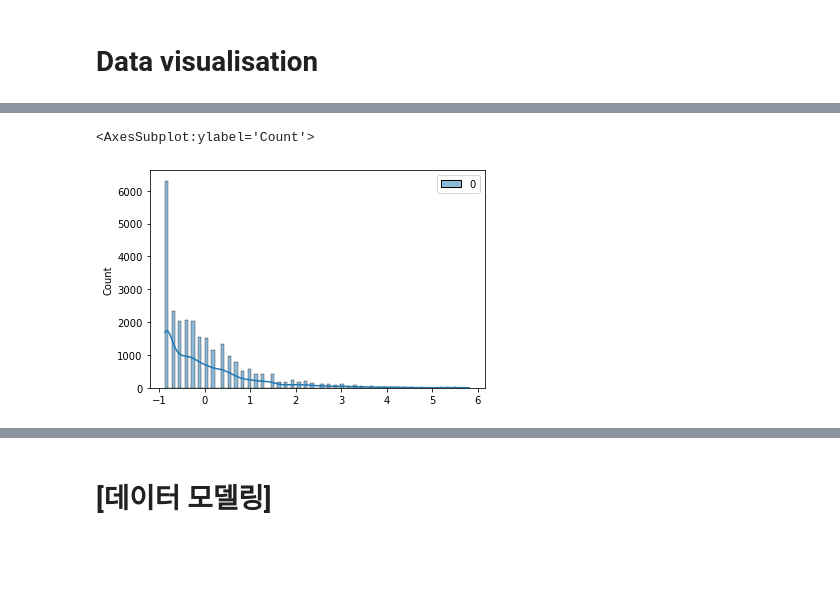
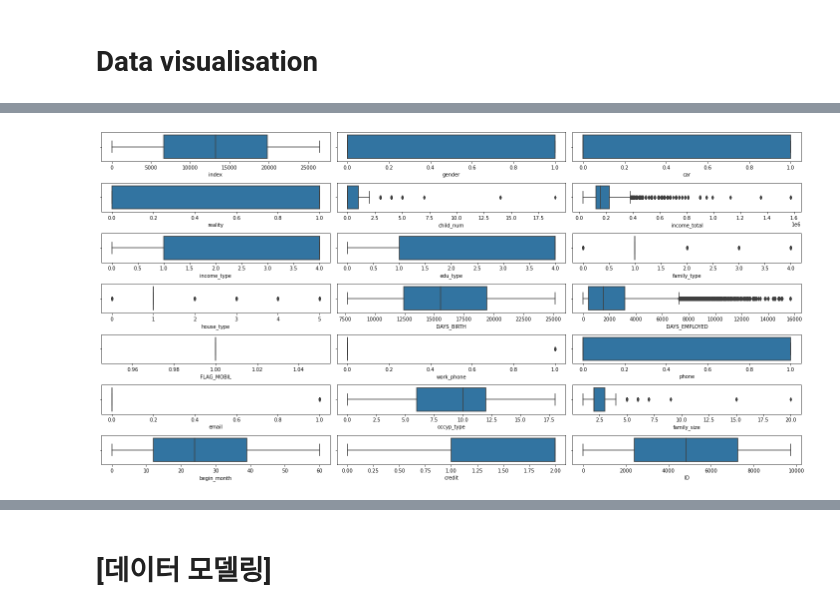
Before and after one commit to Yena-Ahn/Machine-Learning-Study, a Jupyter notebook: credit_card/credit_card_pred.ipynb, the cells around one changed output, grey strips where cells are left out. Cells and saved outputs as stored; diff of their text form; code cells hidden in the pictures; blank space fills up the shorter version.

Commit message:
add ID & label encoding, handle skew, scaling

```diff
--- a/credit_card/credit_card_pred.ipynb
+++ b/credit_card/credit_card_pred.ipynb
@@ -398,0 +423,5 @@ display(train, test)
+# %%
+test['ID'] = test['gender'].astype(str) + test['car'].astype(str) + test['reality'].astype(str) + test['child_num'].astype(str) + test['income_total'].astype(str)\
++ test['income_type'].astype(str) + test['edu_type'].astype(str) + test['family_type'].astype(str) + test['house_type'].astype(str) + test['DAYS_BIRTH'].astype(str)\
++ test['DAYS_EMPLOYED'].astype(str) + test['work_phone'].astype(str) + test['phone'].astype(str) + test['email'].astype(str) + test['occyp_type'].astype(str)\
++ test['family_size'].astype(str)
@@ -398,0 +461,9 @@ display(train, test)
+# %%
+from sklearn.preprocessing import LabelEncoder
+le = LabelEncoder()
+all_data = pd.concat([train, test])
+all_data['ID'] = le.fit_transform(all_data['ID'])
+train2 = all_data[:len(train)]
+test2 = all_data[len(train):]
+test2 = test2.drop('credit', axis=1)
+display(train2, test2)
@@ -399,11 +497,2 @@ display(train, test)
 # %% [markdown]
 # Data visualisation
-# %%
-import matplotlib.pyplot as plt
-fig, axs = plt.subplots(nrows=5, ncols=4, figsize=(20,10))
-index = 0
-axs = axs.flatten()
-for col in train.columns:
-    sns.boxplot(train[col], ax=axs[index])
-    index += 1
-plt.tight_layout()
@@ -663,9 +498,0 @@ dtype: float64
-# %%
-fig, axs = plt.subplots(nrows=5, ncols=5, figsize=(20,10))
-index = 0
-axs = axs.flatten()
-for col in train.columns:
-    if col != 'credit':
-        sns.boxplot(train[col], ax=axs[index])
-        index += 1
-plt.tight_layout()
@@ -699,6 +499,11 @@ sns.histplot(data, kde=True)
-# %%
-data = ss.fit_transform(train['y_DAYS_EMPLOYED'].values.reshape(-1,1))
-sns.histplot(data, kde=True)
-# %% [output]
-<AxesSubplot:ylabel='Count'>
-[figure, removed]
+# %%
+import matplotlib.pyplot as plt
+fig, axs = plt.subplots(nrows=7, ncols=3, figsize=(20,10))
+index = 0
+axs = axs.flatten()
+for col in train2.columns:
+    sns.boxplot(train2[col], ax=axs[index])
+    index += 1
+plt.tight_layout()
+# %% [output]
+[figure, added]
```
Also changed, not shown: parts of 53 cells of this notebook.
